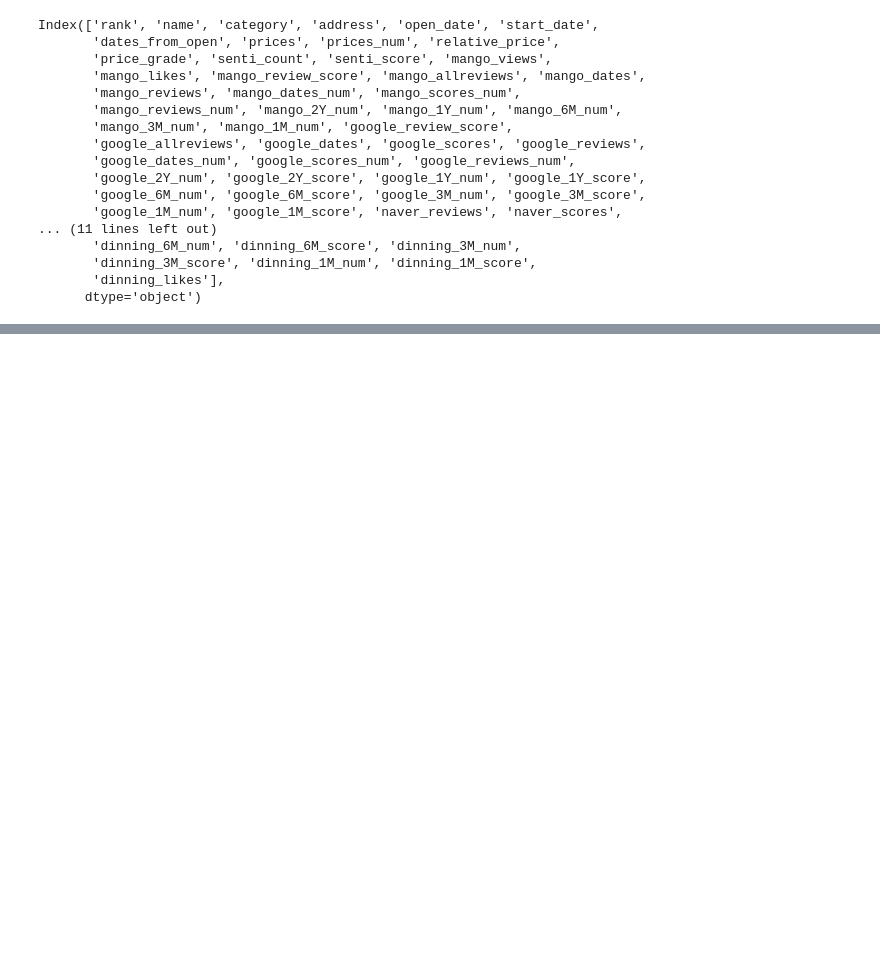
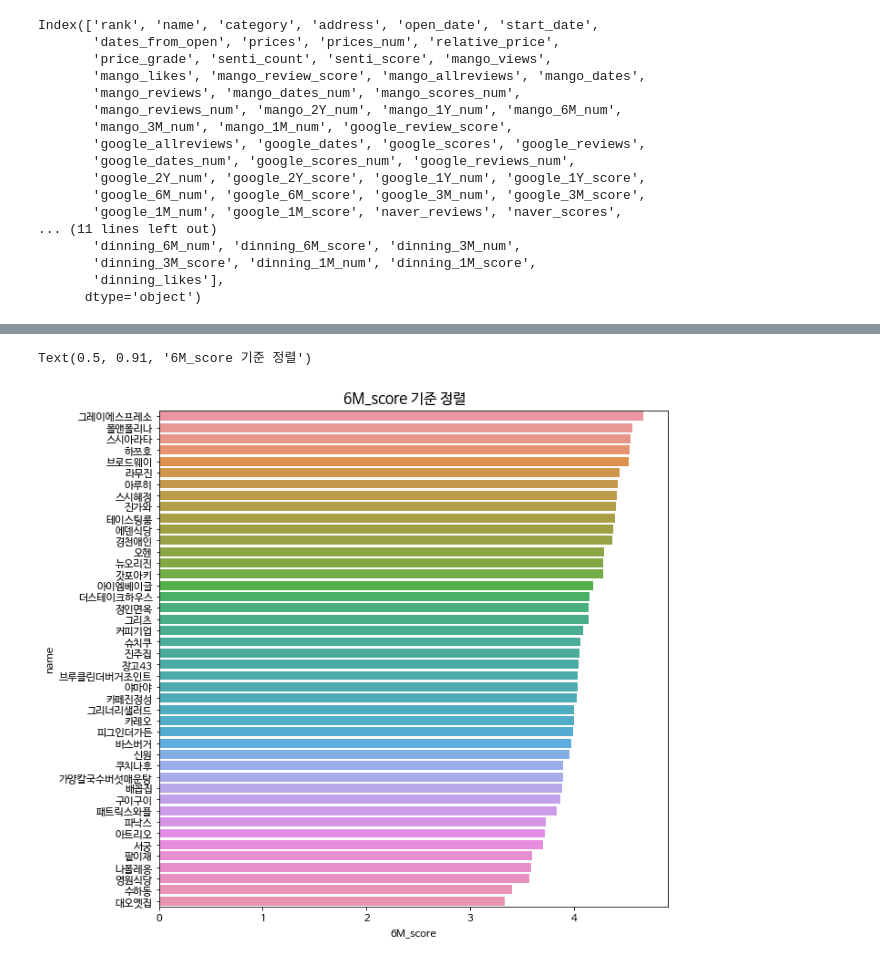
Before and after one commit to Edwardkim0/RealTastySpot, a Jupyter notebook: code/data_preprocessing.ipynb, the cells around one changed output, grey strips where cells are left out. Saved outputs shown, nothing was run; the diff lists cells and outputs as text; code cells hidden in the pictures; blank space fills up the shorter version.

```diff
--- a/code/data_preprocessing.ipynb
+++ b/code/data_preprocessing.ipynb
@@ -486,0 +595,4 @@ Index(['rank', 'name', 'category', 'address', 'open_date', 'start_date',
+# %%
+merge_final2['1Y_score'] = ''
+for idx, row in merge_final2[_1Y_score].iterrows():
+    merge_final2.loc[idx, '1Y_score'] = row.dropna().mean()
@@ -486,0 +605,4 @@ Index(['rank', 'name', 'category', 'address', 'open_date', 'start_date',
+# %%
+merge_final2['6M_num'] = ''
+for idx, row in merge_final2[_6M_num].iterrows():
+    merge_final2.loc[idx, '6M_num'] = row.dropna().sum()
@@ -486,0 +615,4 @@ Index(['rank', 'name', 'category', 'address', 'open_date', 'start_date',
+# %%
+merge_final2['1Y_num'] = ''
+for idx, row in merge_final2[_1Y_num].iterrows():
+    merge_final2.loc[idx, '1Y_num'] = row.dropna().sum()
@@ -486,0 +637,4 @@ Index(['rank', 'name', 'category', 'address', 'open_date', 'start_date',
+# %%
+merge_final3 = merge_final2[['rank', 'name', 'dates_from_open', 'price_grade', 'senti_score',
+       'mango_dinning_likes', '6M_score',
+       '1Y_score', '6M_num', '1Y_num']]
@@ -486,0 +665,8 @@ Index(['rank', 'name', 'category', 'address', 'open_date', 'start_date',
+# %%
+temp_ = merge_final3.sort_values('6M_score', ascending=False)
+fig = plt.figure(figsize=(10,10))
+ax = sns.barplot(temp_['6M_score'], temp_['name'])
+fig.suptitle('6M_score 기준 정렬', y=0.91, fontsize=16)
+# %% [output]
+Text(0.5, 0.91, '6M_score 기준 정렬')
+[figure, added]
```
Also changed, not shown: parts of 62 cells of this notebook, 14 other files.
